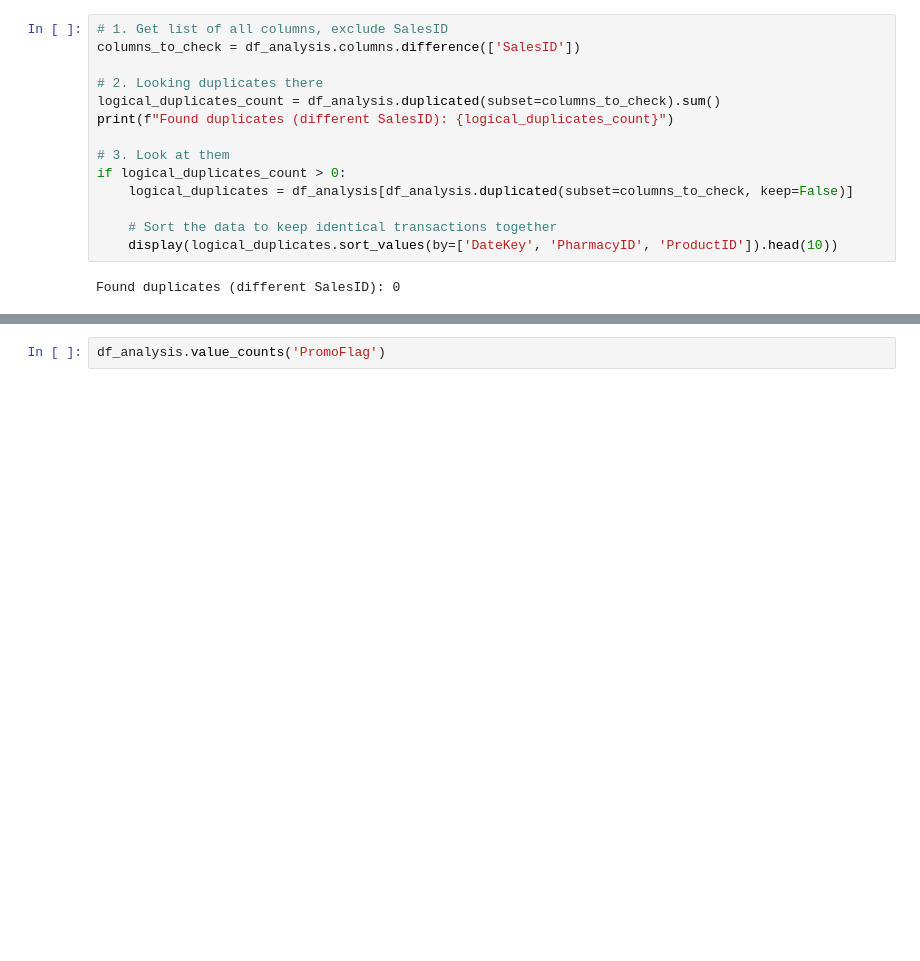
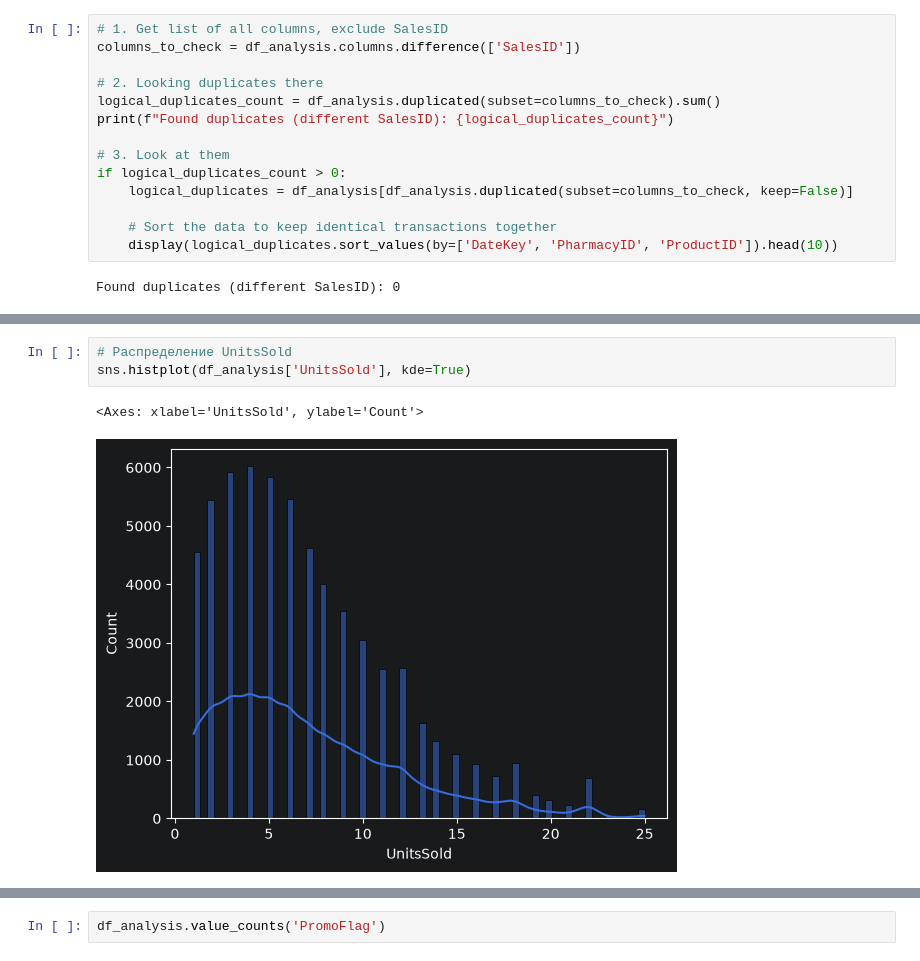
Before and after one commit to VyacheslavTurubanov/finalProject, a Jupyter notebook: final_assigment.ipynb, the cells around one changed output, grey strips where cells are left out. Cells and saved outputs as stored; diff of their text form; blank space fills up the shorter version.

```diff
--- a/final_assigment.ipynb
+++ b/final_assigment.ipynb
@@ -201,3 +212,9 @@ sns.boxplot(x=df_analysis['RevenueEUR'])
+# %%
+# Распределение UnitsSold
+sns.histplot(df_analysis['UnitsSold'], kde=True)
+# %% [output]
+<Axes: xlabel='UnitsSold', ylabel='Count'>
+[figure, added]
 # %%
 sns.boxplot(data=df_analysis[['RevenueEUR',
                               'CostEUR',
```
Also changed, not shown: parts of 37 cells of this notebook.
